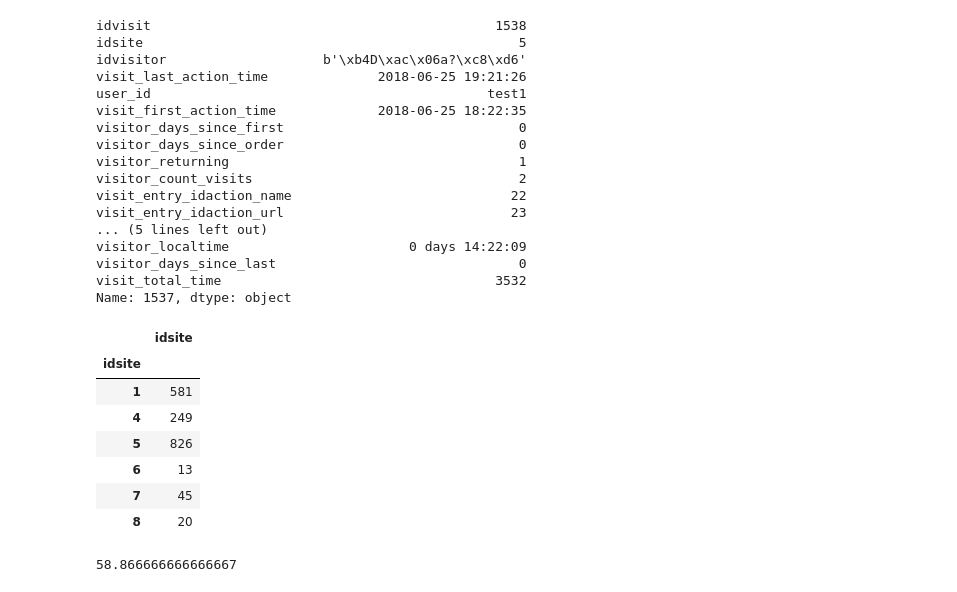
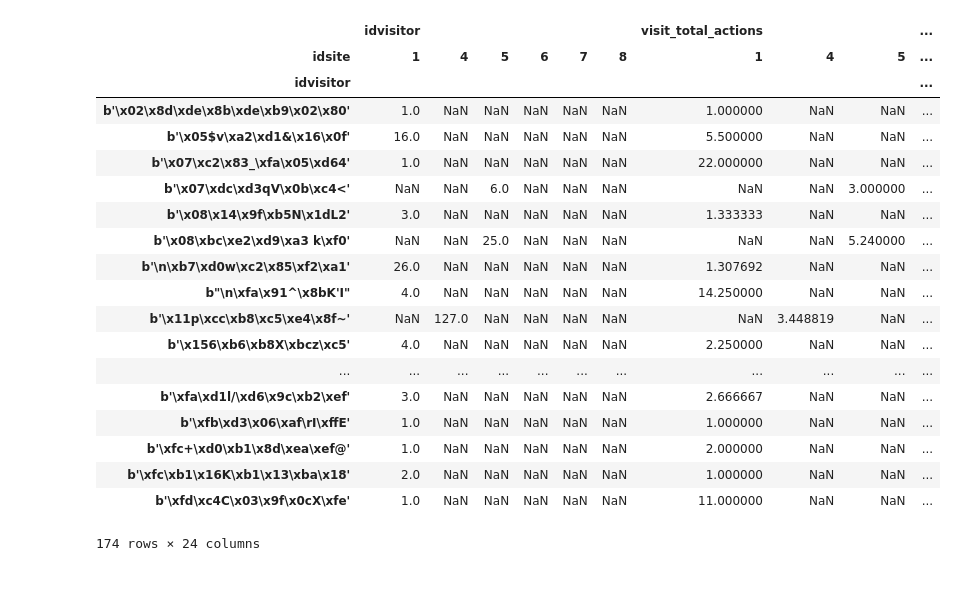
Before and after one commit to zacharyclement/recommendationSystemAPI, a Jupyter notebook: feature_engineering.ipynb, the cells around one changed output. Saved outputs shown, nothing was run; the diff lists cells and outputs as text; code cells hidden in the pictures.

```diff
--- a/feature_engineering.ipynb
+++ b/feature_engineering.ipynb
@@ -200,20 +26,0 @@ df_most_actions
-# %%
-df_most_actions.iloc[0, :]
-# %% [output]
-idvisit                                            1538
-idsite                                                5
-idvisitor                    b'\xb4D\xac\x06a?\xc8\xd6'
-visit_last_action_time              2018-06-25 19:21:26
-user_id                                           test1
-visit_first_action_time             2018-06-25 18:22:35
-visitor_days_since_first                              0
-visitor_days_since_order                              0
-visitor_returning                                     1
-visitor_count_visits                                  2
-visit_entry_idaction_name                            22
-visit_entry_idaction_url                             23
-... (5 lines left out)
-visitor_localtime                       0 days 14:22:09
-visitor_days_since_last                               0
-visit_total_time                                   3532
-Name: 1537, dtype: object
@@ -220,16 +33,26 @@ Name: 1537, dtype: object
 # %%
-df.groupby(['idsite']).agg({'idsite': 'count'})
+df.groupby(['idvisitor', 'idsite']).agg({'idvisitor': 'count',
+                                         'visit_total_actions': 'mean',
+                                         'visit_total_time': 'mean',
+                                         'visitor_days_since_last': 'mean'}).unstack()
 # %% [output]
-|  | idsite |
-| idsite |  |
-| 1 | 581 |
-| 4 | 249 |
-| 5 | 826 |
-| 6 | 13 |
-| 7 | 45 |
-| 8 | 20 |
+|  | idvisitor |  |  |  |  |  | visit_total_actions |  |  | ... |
+| idsite | 1 | 4 | 5 | 6 | 7 | 8 | 1 | 4 | 5 | ... |
+| idvisitor |  |  |  |  |  |  |  |  |  | ... |
+| b'\x02\x8d\xde\x8b\xde\xb9\x02\x80' | 1.0 | NaN | NaN | NaN | NaN | NaN | 1.000000 | NaN | NaN | ... |
+| b'\x05$v\xa2\xd1&\x16\x0f' | 16.0 | NaN | NaN | NaN | NaN | NaN | 5.500000 | NaN | NaN | ... |
+| b'\x07\xc2\x83_\xfa\x05\xd64' | 1.0 | NaN | NaN | NaN | NaN | NaN | 22.000000 | NaN | NaN | ... |
+| b'\x07\xdc\xd3qV\x0b\xc4<' | NaN | NaN | 6.0 | NaN | NaN | NaN | NaN | NaN | 3.000000 | ... |
+| b'\x08\x14\x9f\xb5N\x1dL2' | 3.0 | NaN | NaN | NaN | NaN | NaN | 1.333333 | NaN | NaN | ... |
+| b'\x08\xbc\xe2\xd9\xa3 k\xf0' | NaN | NaN | 25.0 | NaN | NaN | NaN | NaN | NaN | 5.240000 | ... |
+| b'\n\xb7\xd0w\xc2\x85\xf2\xa1' | 26.0 | NaN | NaN | NaN | NaN | NaN | 1.307692 | NaN | NaN | ... |
+| b"\n\xfa\x91^\x8bK'I" | 4.0 | NaN | NaN | NaN | NaN | NaN | 14.250000 | NaN | NaN | ... |
+| b'\x11p\xcc\xb8\xc5\xe4\x8f~' | NaN | 127.0 | NaN | NaN | NaN | NaN | NaN | 3.448819 | NaN | ... |
+| b'\x156\xb6\xb8X\xbcz\xc5' | 4.0 | NaN | NaN | NaN | NaN | NaN | 2.250000 | NaN | NaN | ... |
+| ... | ... | ... | ... | ... | ... | ... | ... | ... | ... | ... |
+| b'\xfa\xd1l/\xd6\x9c\xb2\xef' | 3.0 | NaN | NaN | NaN | NaN | NaN | 2.666667 | NaN | NaN | ... |
+| b'\xfb\xd3\x06\xaf\rI\xffE' | 1.0 | NaN | NaN | NaN | NaN | NaN | 1.000000 | NaN | NaN | ... |
+| b'\xfc+\xd0\xb1\x8d\xea\xef@' | 1.0 | NaN | NaN | NaN | NaN | NaN | 2.000000 | NaN | NaN | ... |
+| b'\xfc\xb1\x16K\xb1\x13\xba\x18' | 2.0 | NaN | NaN | NaN | NaN | NaN | 1.000000 | NaN | NaN | ... |
+| b'\xfd\xc4C\x03\x9f\x0cX\xfe' | 1.0 | NaN | NaN | NaN | NaN | NaN | 11.000000 | NaN | NaN | ... |
+174 rows × 24 columns
-# %%
-#visit_total_time is in seconds. Divide by 60 to get total time in minutes
-df_most_actions.iloc[0, :]['visit_total_time']/60
-# %% [output]
-58.866666666666667
```
Also changed, not shown: parts of 22 cells of this notebook, 1 other file.
